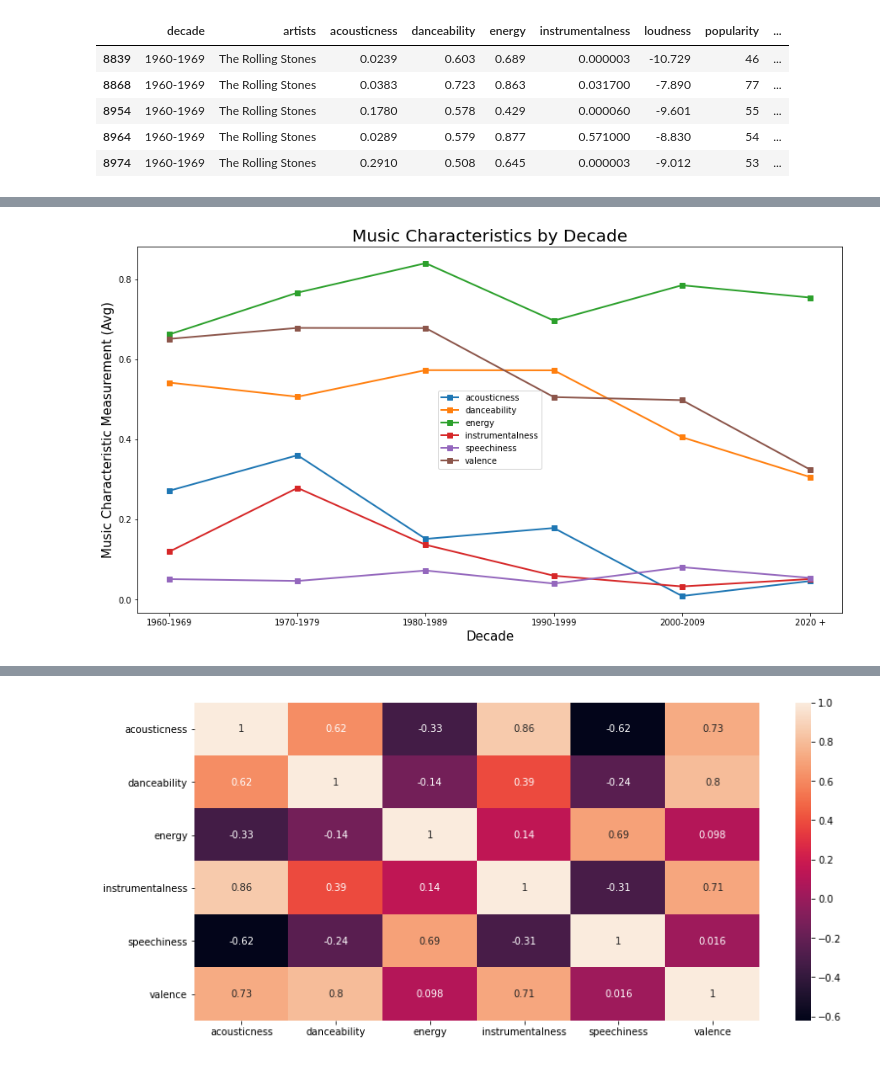
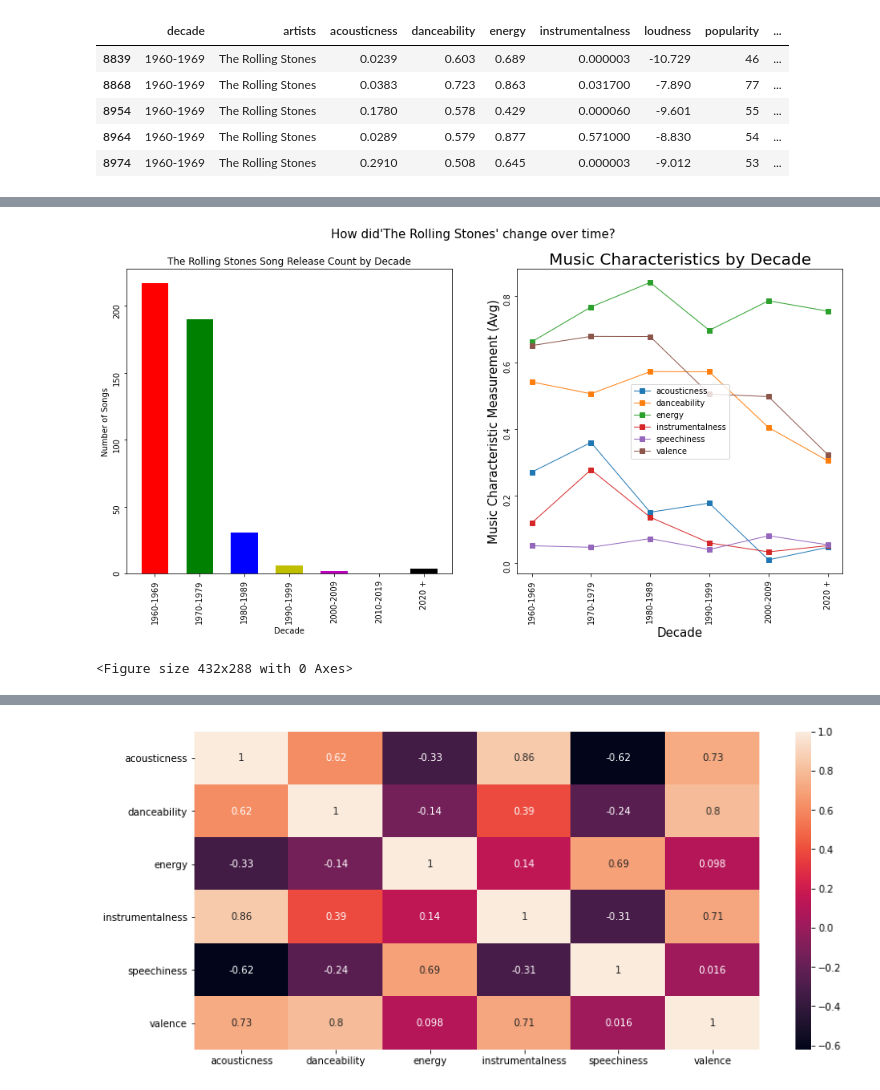
Before and after one commit to divya-gh/Spotify_Music_Analysis, a Jupyter notebook: spotify_analysis-hypothesis.ipynb, the cells around one changed output, grey strips where cells are left out. Saved outputs shown, nothing was run; the diff lists cells and outputs as text; code cells hidden in the pictures.

```diff
--- a/spotify_analysis-hypothesis.ipynb
+++ b/spotify_analysis-hypothesis.ipynb
@@ -223,14 +194,30 @@ stones_line
 # %%
+# Plotting Number of Releases
+
+fig, (ax3, ax4) = plt.subplots(1, 2)
+fig.set_figheight(7)
+fig.set_figwidth(16)
+
+fig.suptitle("How did'The Rolling Stones' change over time?", fontsize=15)
+
+ax3.bar(x_axis, y_axis,width=.6,color=['r', 'g', 'b', 'y', 'm', 'c', 'k'] )
+ax3.set_title('The Rolling Stones Song Release Count by Decade')
+ax3.set_ylabel('Number of Songs')
+ax3.set_xlabel('Decade')
+ax3.tick_params(labelrotation=90)
+
 # Generate a line chart showing music characteristics change over decades
 x_labels = ['1960s','1970s','1980s','1990s','2000s','2010s','2020+']
 y_labels = ['acousticness','danceability','energy','instrumentalness','speechiness','valence']
-#y_axis = song_line[['acousticness','danceability','energy','instrumentalness','speechiness','valence']]
-plt.figure(figsize=(15,8))
-plt.plot(x_values, y_values, marker='s',linewidth=2)
-plt.title('Music Characteristics by Decade',fontsize=20)
-plt.ylabel('Music Characteristic Measurement (Avg)',fontsize=15)
-plt.xlabel('Decade',fontsize=15)
-plt.legend(y_labels)
+
+ax4.plot(x_values, y_values, marker='s',linewidth=1)
+ax4.set_title('Music Characteristics by Decade',fontsize=20)
+ax4.set_ylabel('Music Characteristic Measurement (Avg)',fontsize=15)
+ax4.set_xlabel('Decade',fontsize=15)
+ax4.legend(y_labels,loc ='center')
+ax4.tick_params(labelrotation=90)
 plt.show()
+plt.tight_layout()
 # %% [output]
-[figure, old version]
+[figure, new version]
+<Figure size 432x288 with 0 Axes>
```
Also changed, not shown: parts of 26 cells of this notebook.
